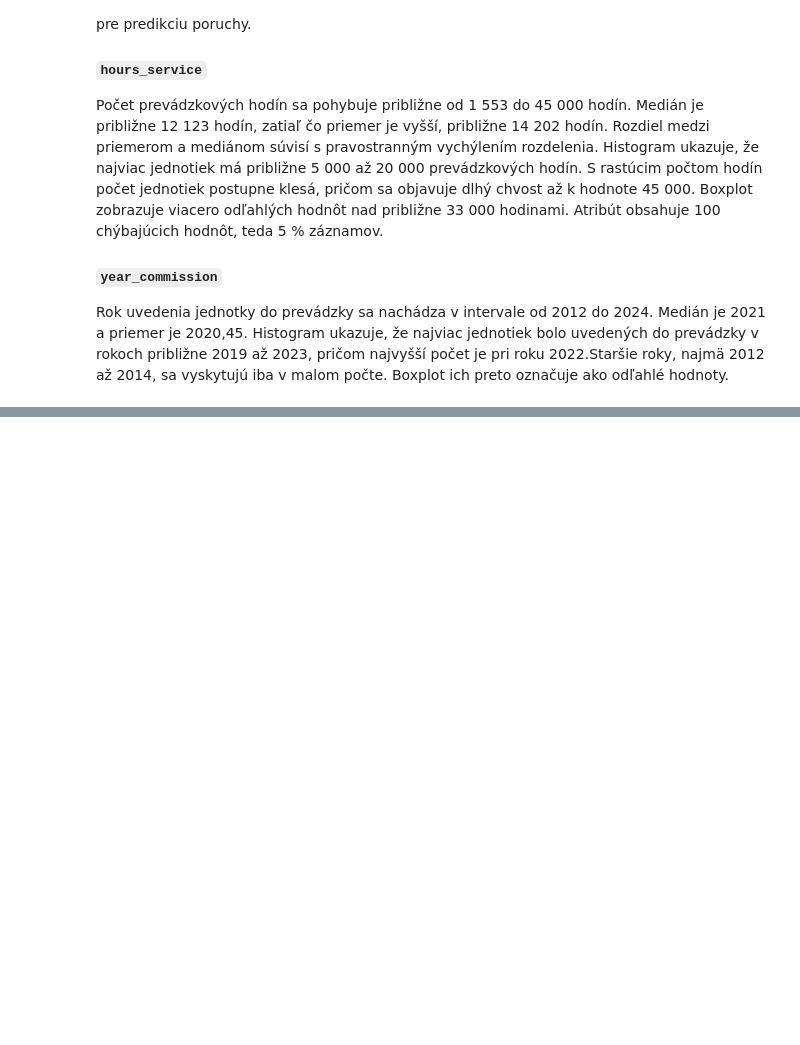
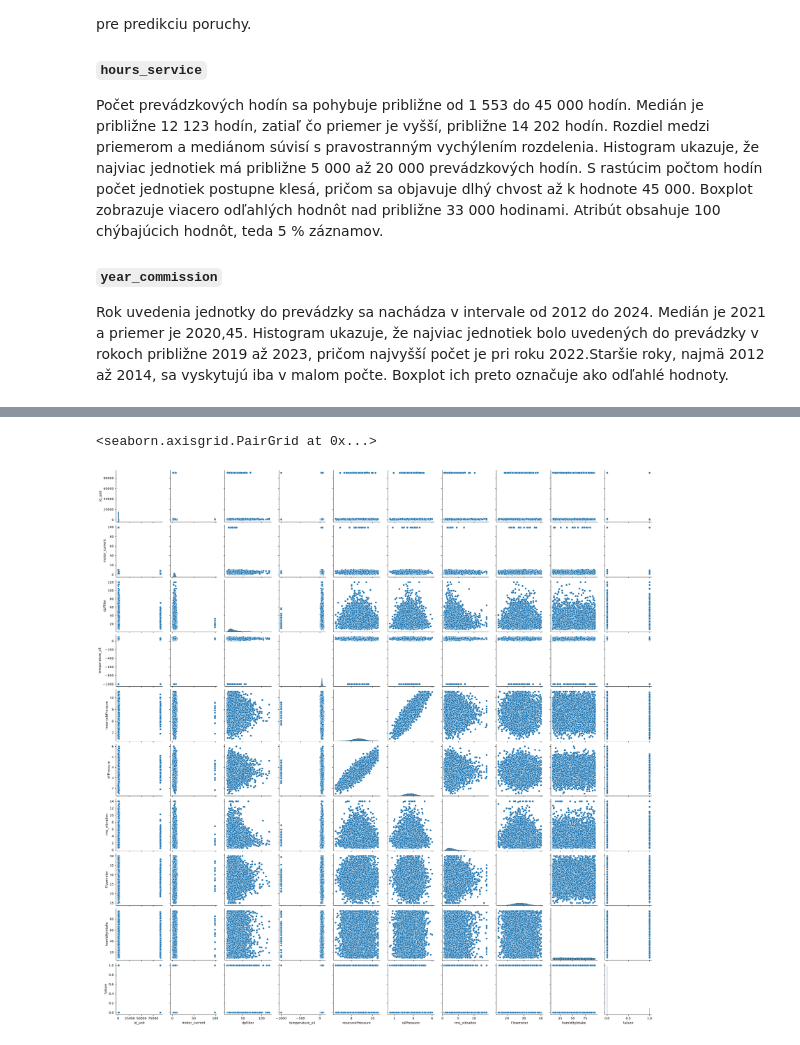
Before and after one commit to Langos428/IAU_projekt, a Jupyter notebook: projekt.ipynb, the cells around one changed output, grey strips where cells are left out. Cells and saved outputs as stored; diff of their text form; code cells hidden in the pictures; blank space fills up the shorter version.

Commit message:
scatter ploty

```diff
--- a/projekt.ipynb
+++ b/projekt.ipynb
@@ -341,0 +357,5 @@ Rok uvedenia jednotky do prevádzky sa nachádza v intervale od 2012 do 2024. Me
+# %%
+sns.pairplot(readings_df)
+# %% [output]
+<seaborn.axisgrid.PairGrid at 0x...>
+[figure, added]
```
Also changed, not shown: parts of 3 cells of this notebook.
